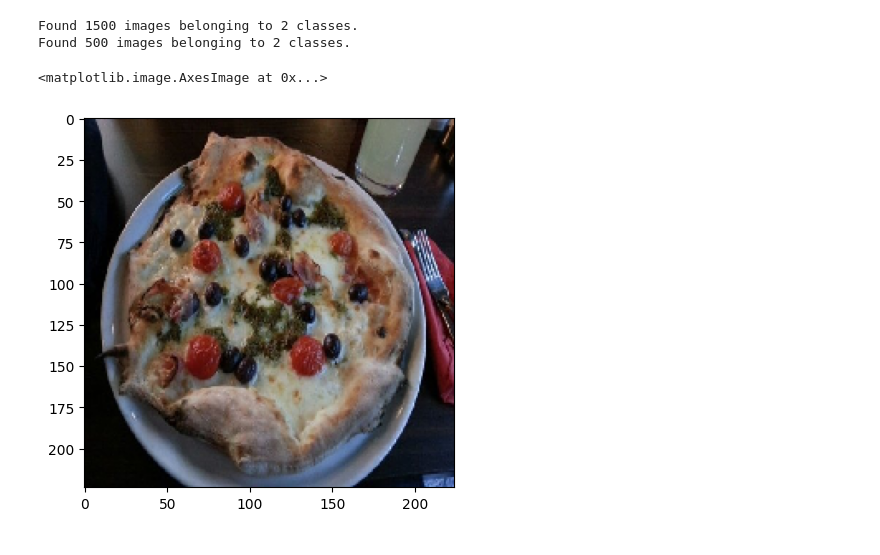
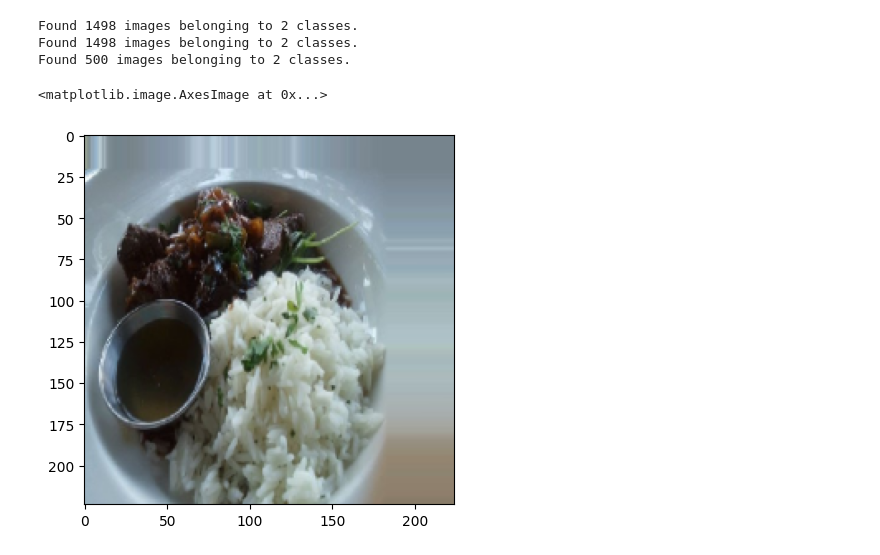
Before and after one commit to timonpalm/TFCourse, a Jupyter notebook: 04_ccn_2.ipynb, the cells around one changed output. Drawn from its saved outputs; the diff is of its cells as text; code cells hidden in the pictures.

```diff
--- a/04_ccn_2.ipynb
+++ b/04_ccn_2.ipynb
@@ -26,20 +21,41 @@ test_dir = "pizza_steak/test"
 # %%
 train_datagen = ImageDataGenerator(rescale=1/255.)
+
+train_datagen_augm = ImageDataGenerator(rescale=1/255.,
+                                   rotation_range=0.2,
+                                   shear_range=0.2,
+                                   zoom_range=0.2,
+                                   width_shift_range=0.2,
+                                   height_shift_range=0.2,
+                                   horizontal_flip=True,)
+
 test_datagen = ImageDataGenerator(rescale=1/255.)
 # %%
+IMAGE_SIZE = (224,224)
+
 train_data = train_datagen.flow_from_directory(
     directory=train_dir,
-    target_size=(224,224),
+    target_size=IMAGE_SIZE,
     class_mode="binary",
-    batch_size=32
+    batch_size=32,
+    shuffle=True
+)
+
+train_data_augm = train_datagen_augm.flow_from_directory(
+    directory=train_dir,
+    target_size=IMAGE_SIZE,
+    class_mode="binary",
+    batch_size=32,
+    shuffle=True
 )
 
 test_data = test_datagen.flow_from_directory(
     directory=test_dir,
-    target_size=(224,224),
+    target_size=IMAGE_SIZE,
     class_mode="binary",
     batch_size=32
 )
 # %% [output]
-Found 1500 images belonging to 2 classes.
+Found 1498 images belonging to 2 classes.
+Found 1498 images belonging to 2 classes.
 Found 500 images belonging to 2 classes.
@@ -46,10 +67,10 @@ Found 500 images belonging to 2 classes.
 # %%
-images, labels = train_data.next()
+images, labels = train_data_augm.next()
 # %%
-plt.imshow(images[27])
+plt.imshow(images[5])
 # %% [output]
 <matplotlib.image.AxesImage at 0x...>
-[figure, old version]
+[figure, new version]
 # %%
 from keras.optimizers import Adam
 from keras.layers import Dense, Flatten, Conv2D, MaxPool2D, Activation
```
Also changed, not shown: parts of 14 cells of this notebook.
